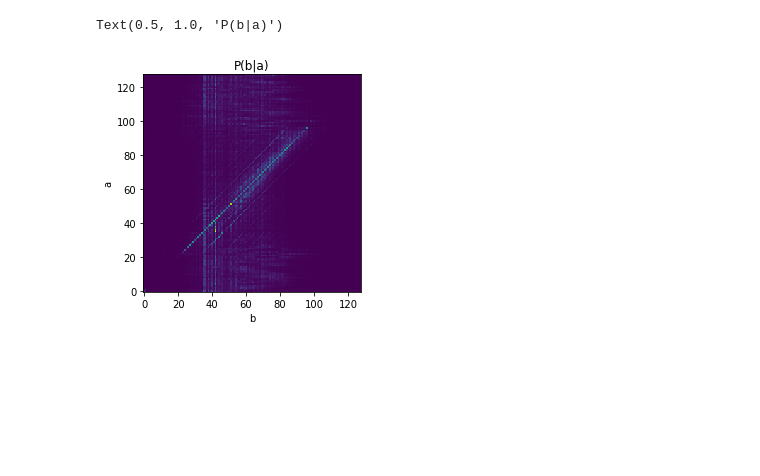
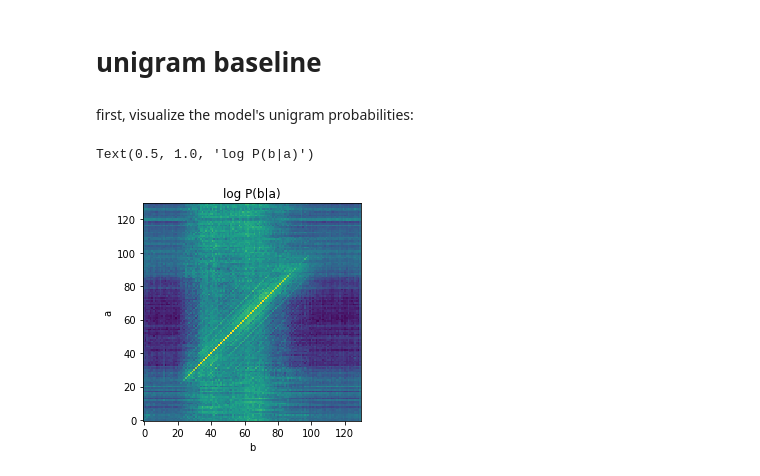
Before and after one commit to Intelligent-Instruments-Lab/iil-python-tools, a Jupyter notebook: notebook/midi.ipynb, the cells around one changed output. Saved outputs shown, nothing was run; the diff lists cells and outputs as text; code cells hidden in the pictures; blank space fills up the shorter version.

```diff
--- a/notebook/midi.ipynb
+++ b/notebook/midi.ipynb
@@ -60,5 +48,5 @@ torch.Size([64, 64])
 # %%
-net = PitchPredictor()
+net = PitchPredictor(hidden_size=128, domain_size=130)
 # %%
 opt = torch.optim.Adam(net.parameters(), 1e-3)
 losses = []
@@ -110,15 +96,19 @@ net.predict(0)
+# %% [markdown]
+# unigram baseline
+# %% [markdown]
+first, visualize the model's unigram probabilities:
 # %%
 net_probs = []
-for a in range(128):
+for a in range(130):
     net.reset()
     b = net.predict(a, sample=False)
     net_probs.append(b)
 net_probs = torch.stack(net_probs, 0)
 # %%
-plt.imshow(net_probs.data, origin='lower', interpolation='nearest')
+plt.imshow(net_probs.data.log(), origin='lower', interpolation='nearest')
 plt.ylabel('a')
 plt.xlabel('b')
-plt.title('P(b|a)')
+plt.title('log P(b|a)')
 # %% [output]
-Text(0.5, 1.0, 'P(b|a)')
+Text(0.5, 1.0, 'log P(b|a)')
-[figure, old version]
+[figure, new version]
```
Also changed, not shown: parts of 19 cells of this notebook, 7 other files.
